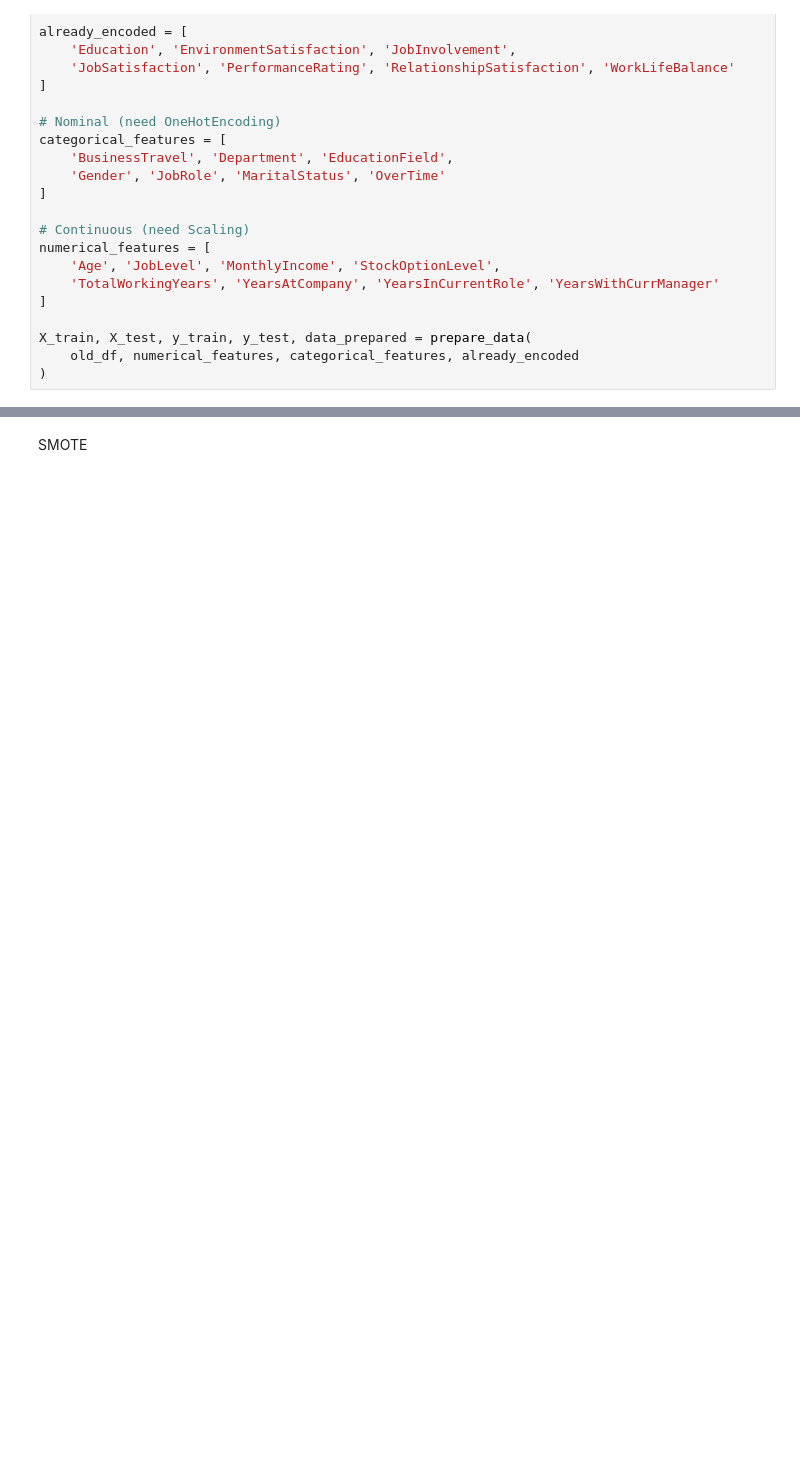
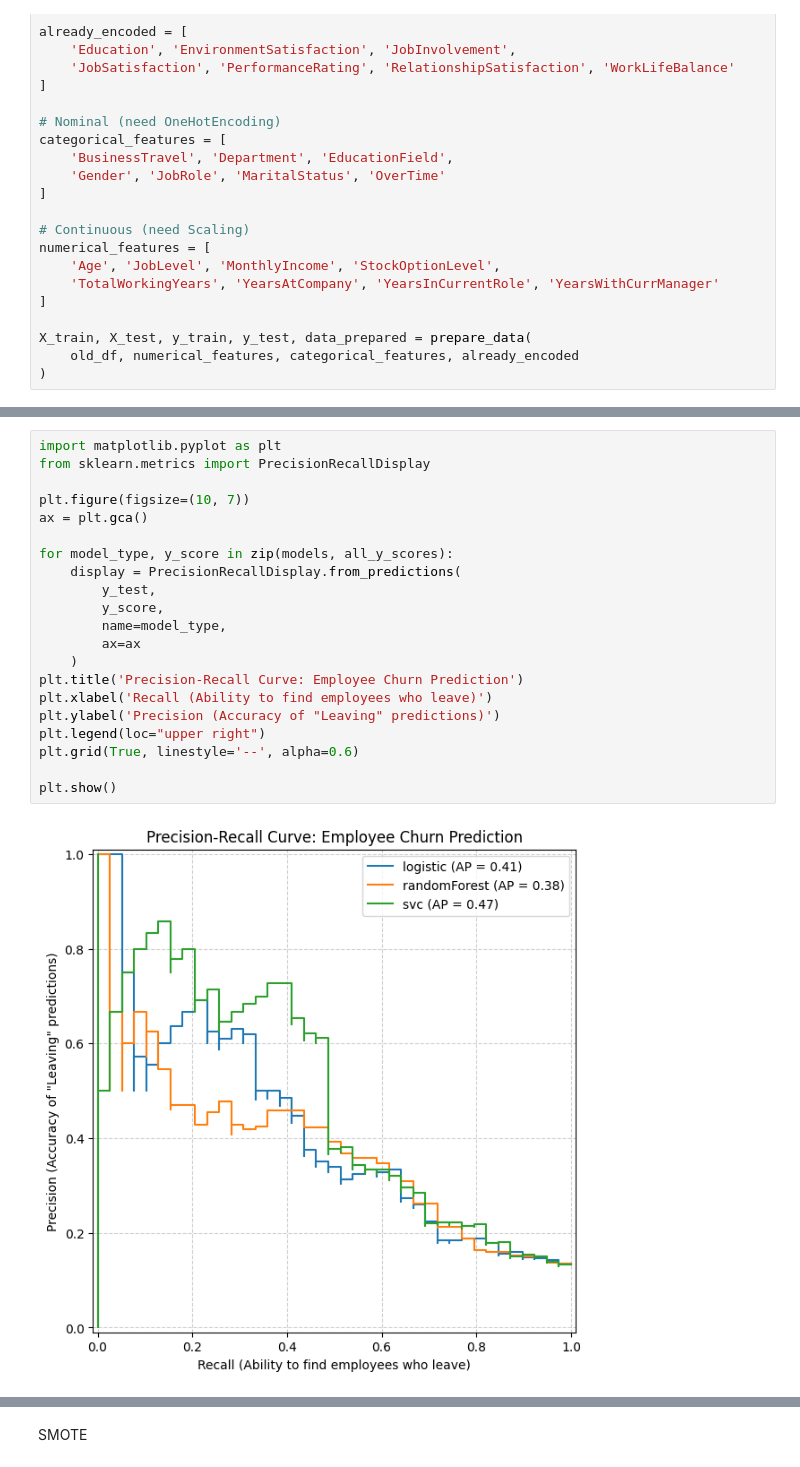
Before and after one commit to codehass/retention-ai-hr-assistant-API, a Jupyter notebook: ml/eda.ipynb, the cells around one changed output, grey strips where cells are left out. Cells and saved outputs as stored; diff of their text form; blank space fills up the shorter version.

```diff
--- a/ml/eda.ipynb
+++ b/ml/eda.ipynb
@@ -382,3 +384,26 @@ plt.show()
+# %%
+import matplotlib.pyplot as plt
+from sklearn.metrics import PrecisionRecallDisplay
+
+plt.figure(figsize=(10, 7))
+ax = plt.gca()
+
+for model_type, y_score in zip(models, all_y_scores):
+    display = PrecisionRecallDisplay.from_predictions(
+        y_test,
+        y_score,
+        name=model_type,
+        ax=ax
+    )
+plt.title('Precision-Recall Curve: Employee Churn Prediction')
+plt.xlabel('Recall (Ability to find employees who leave)')
+plt.ylabel('Precision (Accuracy of "Leaving" predictions)')
+plt.legend(loc="upper right")
+plt.grid(True, linestyle='--', alpha=0.6)
+
+plt.show()
+# %% [output]
+[figure, added]
 # %%
 from ml_pipeline import train_with_grid_search
 
```
Also changed, not shown: parts of 13 cells of this notebook, 2 other files.
